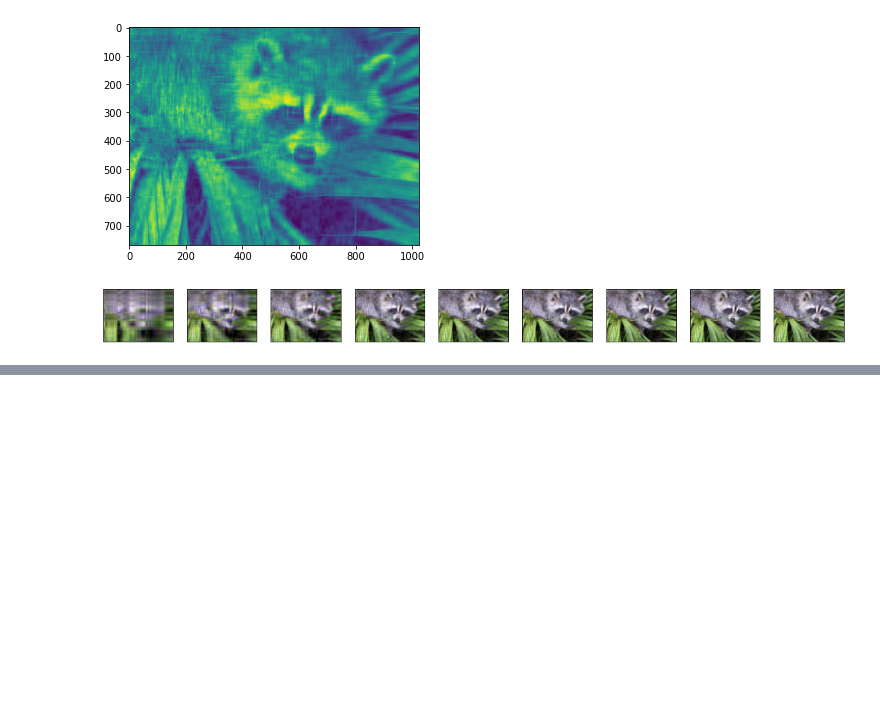
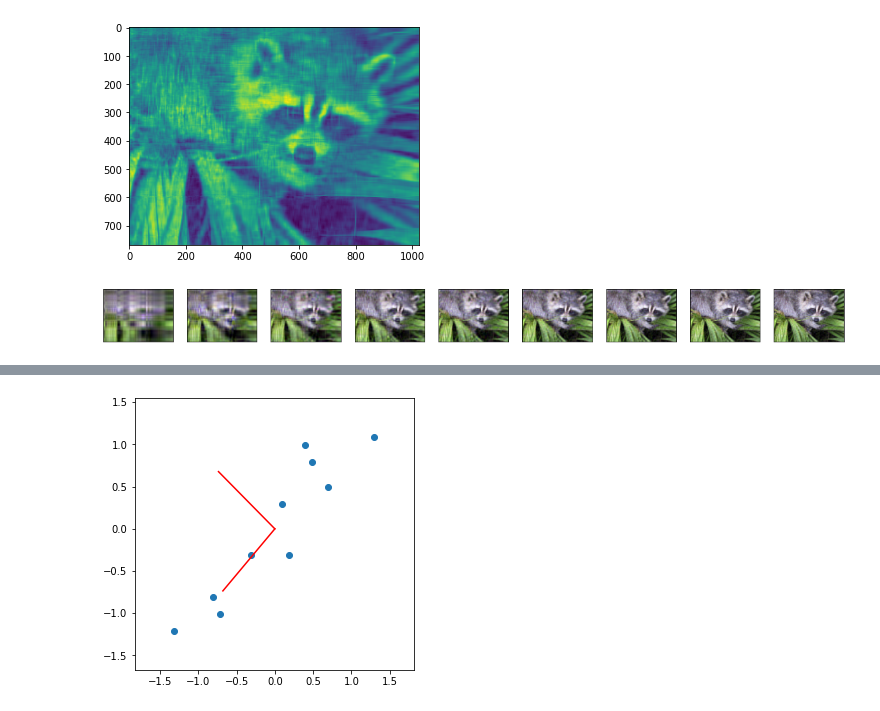
Before and after one commit to GengYiran/Deep-Python, a Jupyter notebook: Notes-and-Excercise/7numpy2.ipynb, the cells around one changed output, grey strips where cells are left out. Drawn from its saved outputs; the diff is of its cells as text; code cells hidden in the pictures; blank space fills up the shorter version.

```diff
--- a/Notes-and-Excercise/7numpy2.ipynb
+++ b/Notes-and-Excercise/7numpy2.ipynb
@@ -85,0 +114,23 @@ plt.show()
+# %%
+eig_val, eig_vec = np.linalg.eig(cov)
+plt.plot(scaled_x,scaled_y,'o',)
+xmin ,xmax = scaled_x.min(), scaled_x.max()
+ymin, ymax = scaled_y.min(), scaled_y.max()
+dx = (xmax - xmin) * 0.2
+dy = (ymax - ymin) * 0.2
+plt.plot([eig_vec[:,0][0],0],[eig_vec[:,0][1],0],color='red')
+plt.plot([eig_vec[:,1][0],0],[eig_vec[:,1][1],0],color='red')
+
+# #设置坐标轴刻度
+# my_x_ticks = np.arange(-5, 5, 0.5)
+# #对比范围和名称的区别
+# #my_x_ticks = np.arange(-5, 2, 0.5)
+# my_y_ticks = np.arange(-5, 5, 0.5)
+# plt.xticks(my_x_ticks)
+# plt.yticks(my_y_ticks)
+
+plt.xlim(xmin - dx, xmax + dx)
+plt.ylim(ymin - dy, ymax + dy)
+plt.show()
+# %% [output]
+[figure, added]
```
Also changed, not shown: parts of 5 cells of this notebook.
